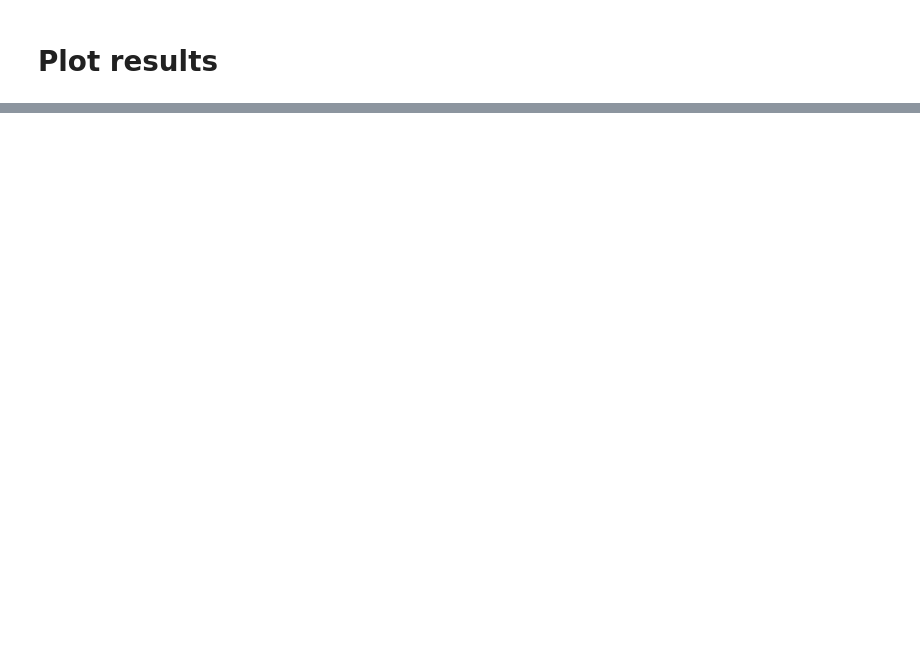
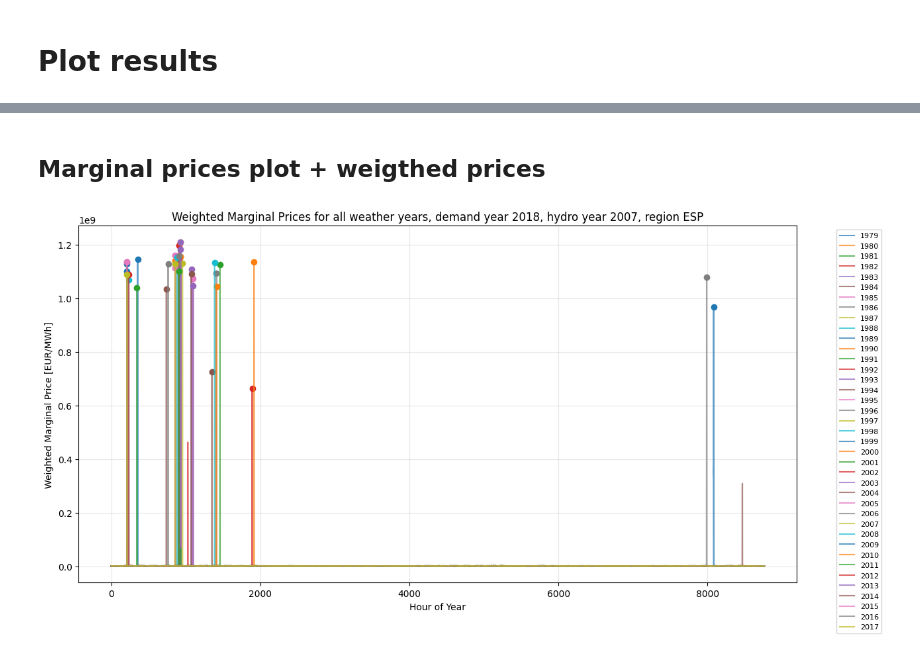
Before and after one commit to jonathangadfelt/MSc-thesis-Jonathan-Gadfelt, a Jupyter notebook: EXP_results.ipynb, the cells around one changed output, grey strips where cells are left out. Cells and saved outputs as stored; diff of their text form; code cells hidden in the pictures; blank space fills up the shorter version.

```diff
--- a/EXP_results.ipynb
+++ b/EXP_results.ipynb
@@ -225,0 +310,10 @@ CR_1995_hydro
+# %%
+N_cap_exp_unique_MP = {}
+avg_unique_MP_list = []
+for year in weather_years:
+    net_name = networks_exp_2[year].name
+    net = networks_exp_2[year]
+    N_cap_exp_unique_MP[year] = net.buses_t.marginal_price["electricity bus"].unique().round(2)
+    avg_unique_MP_list.append(len(N_cap_exp_unique_MP[year]))
+    print(f"Unique marginal prices for {net_name}: {N_cap_exp_unique_MP[year]}")
+print (f"Average number of unique marginal prices across all years: {sum(avg_unique_MP_list)/len(avg_unique_MP_list):.2f}")
@@ -609,0 +372,29 @@ battery inverter: 33126.23 EUR/MW | Unit: EUR/MW
+# %% [markdown]
+## Marginal prices plot + weigthed prices
+# %%
+max_weighted_price_list = []
+
+plt.figure(figsize=(14, 7))
+for i, year in enumerate(weather_years):
+    if year in networks_exp_2:
+        net = networks_exp_2[year]
+        price = net.buses_t.marginal_price["electricity bus"]
+        load = net.loads_t.p_set["load"]
+        weights = load / load.sum()
+        weighted_price_series = price * weights * load.sum()  # Restore original scale
+
+        plt.plot(range(len(weighted_price_series)), weighted_price_series.values, label=str(year), alpha=0.7)
+        # Mark the max value with a dot
+        max_idx = weighted_price_series.values.argmax()
+        max_val = weighted_price_series.values[max_idx]
+        max_weighted_price_list.append(max_val)
+        plt.plot(max_idx, max_val, 'o', color=plt.gca().lines[-1].get_color())
+
+plt.xlabel("Hour of Year")
+plt.ylabel("Weighted Marginal Price [EUR/MWh]")
+plt.title(f"Weighted Marginal Prices for all weather years, demand year {d_year_exp}, hydro year {h_year_exp}, region {region}")
+plt.legend(bbox_to_anchor=(1.05, 1), loc='upper left', fontsize=8)
+plt.grid(True, alpha=0.3)
+plt.show()
+# %% [output]
+[figure, added]
```
Also changed, not shown: parts of 42 cells of this notebook, 2 other files.
